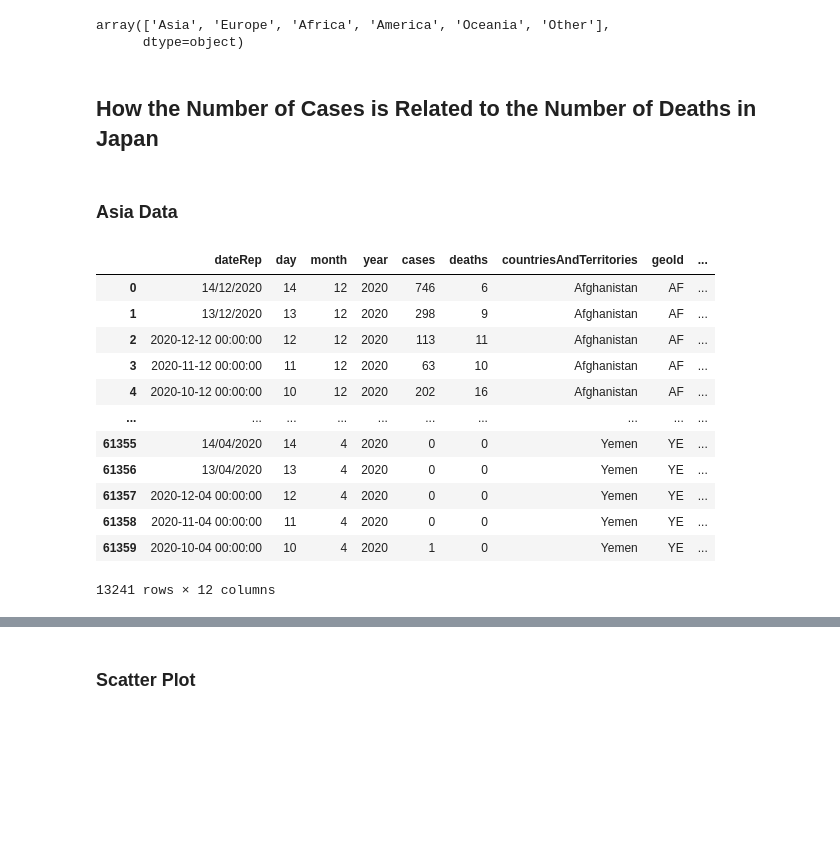
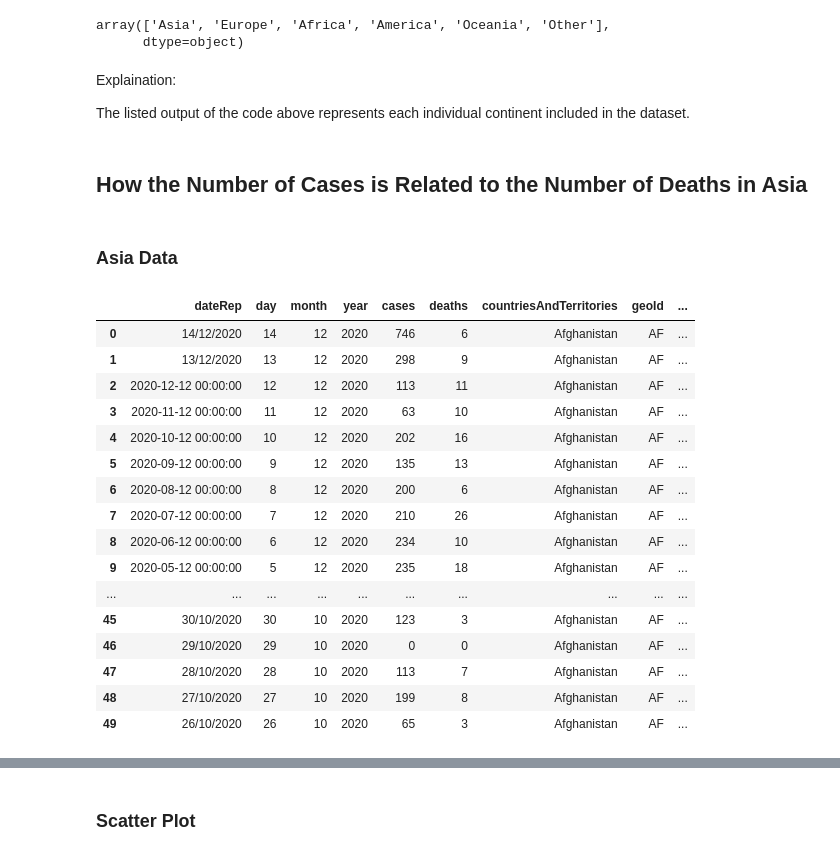
Before and after one commit to addisonsurratt/ia241-gethub, a Jupyter notebook: Final Project.ipynb, the cells around one changed output, grey strips where cells are left out. Saved outputs shown, nothing was run; the diff lists cells and outputs as text; code cells hidden in the pictures; blank space fills up the shorter version.

```diff
--- a/Final Project.ipynb
+++ b/Final Project.ipynb
@@ -60,24 +66,32 @@ pd.unique(df['continentExp'])
 # %% [output]
 array(['Asia', 'Europe', 'Africa', 'America', 'Oceania', 'Other'],
       dtype=object)
+# %% [markdown]
+Explaination:
+
+The listed output of the code above represents each individual continent included in the dataset.
 # %% [markdown]
-## How the Number of Cases is Related to the Number of Deaths in Japan
+## How the Number of Cases is Related to the Number of Deaths in Asia
 # %% [markdown]
 ### Asia Data
 # %%
 asia_data=df.loc[df['continentExp']=='Asia']
-asia_data
+df[:50]
 # %% [output]
 |  | dateRep | day | month | year | cases | deaths | countriesAndTerritories | geoId | ... |
 | 0 | 14/12/2020 | 14 | 12 | 2020 | 746 | 6 | Afghanistan | AF | ... |
 | 1 | 13/12/2020 | 13 | 12 | 2020 | 298 | 9 | Afghanistan | AF | ... |
 | 2 | 2020-12-12 00:00:00 | 12 | 12 | 2020 | 113 | 11 | Afghanistan | AF | ... |
 | 3 | 2020-11-12 00:00:00 | 11 | 12 | 2020 | 63 | 10 | Afghanistan | AF | ... |
 | 4 | 2020-10-12 00:00:00 | 10 | 12 | 2020 | 202 | 16 | Afghanistan | AF | ... |
+| 5 | 2020-09-12 00:00:00 | 9 | 12 | 2020 | 135 | 13 | Afghanistan | AF | ... |
+| 6 | 2020-08-12 00:00:00 | 8 | 12 | 2020 | 200 | 6 | Afghanistan | AF | ... |
+| 7 | 2020-07-12 00:00:00 | 7 | 12 | 2020 | 210 | 26 | Afghanistan | AF | ... |
+| 8 | 2020-06-12 00:00:00 | 6 | 12 | 2020 | 234 | 10 | Afghanistan | AF | ... |
+| 9 | 2020-05-12 00:00:00 | 5 | 12 | 2020 | 235 | 18 | Afghanistan | AF | ... |
 | ... | ... | ... | ... | ... | ... | ... | ... | ... | ... |
-| 61355 | 14/04/2020 | 14 | 4 | 2020 | 0 | 0 | Yemen | YE | ... |
-| 61356 | 13/04/2020 | 13 | 4 | 2020 | 0 | 0 | Yemen | YE | ... |
-| 61357 | 2020-12-04 00:00:00 | 12 | 4 | 2020 | 0 | 0 | Yemen | YE | ... |
-| 61358 | 2020-11-04 00:00:00 | 11 | 4 | 2020 | 0 | 0 | Yemen | YE | ... |
-| 61359 | 2020-10-04 00:00:00 | 10 | 4 | 2020 | 1 | 0 | Yemen | YE | ... |
+| 45 | 30/10/2020 | 30 | 10 | 2020 | 123 | 3 | Afghanistan | AF | ... |
+| 46 | 29/10/2020 | 29 | 10 | 2020 | 0 | 0 | Afghanistan | AF | ... |
+| 47 | 28/10/2020 | 28 | 10 | 2020 | 113 | 7 | Afghanistan | AF | ... |
+| 48 | 27/10/2020 | 27 | 10 | 2020 | 199 | 8 | Afghanistan | AF | ... |
+| 49 | 26/10/2020 | 26 | 10 | 2020 | 65 | 3 | Afghanistan | AF | ... |
-13241 rows × 12 columns
```
Also changed, not shown: parts of 13 cells of this notebook.
